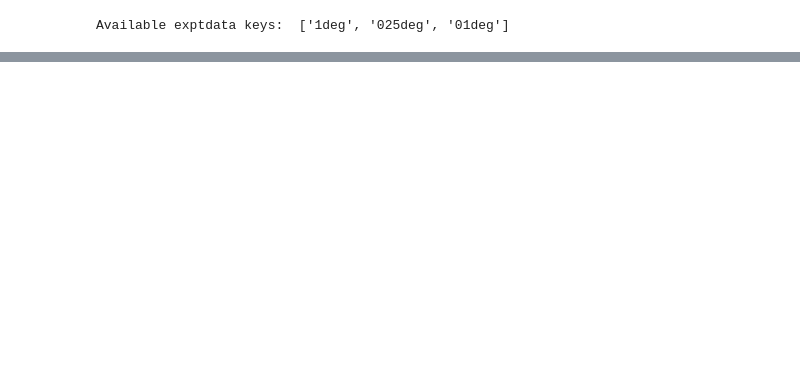
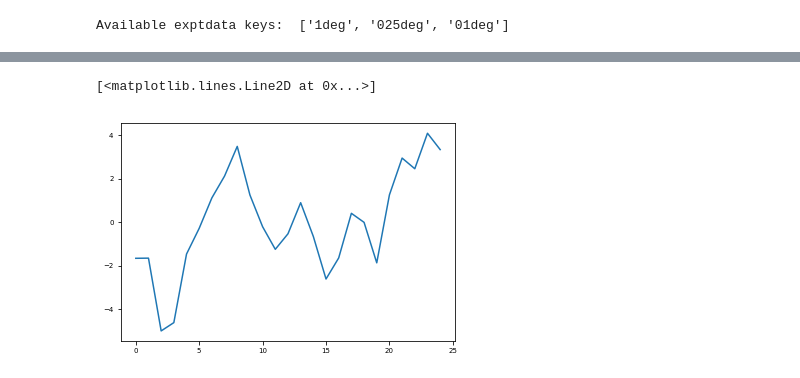
Before and after one commit to ERDuran/wombat_jra-iaf_mom025, a Jupyter notebook: p01_SST_SSH.ipynb, the cells around one changed output, grey strips where cells are left out. Cells and saved outputs as stored; diff of their text form; code cells hidden in the pictures; blank space fills up the shorter version.

```diff
--- a/p01_SST_SSH.ipynb
+++ b/p01_SST_SSH.ipynb
@@ -859,0 +1091,4 @@ plt.savefig(figures_path + '/' + script_name + '/' + script_name[0:3] \
+# %%
+a = stats.linregress(GSLA.year, GSLA.mean('lat').mean('lon'))
+
+a
@@ -859,0 +1126,5 @@ plt.savefig(figures_path + '/' + script_name + '/' + script_name[0:3] \
+# %%
+plt.plot(GSLA_anom_TS - (GSLA.year*a[0] + a[1] -3.5))
+# %% [output]
+[<matplotlib.lines.Line2D at 0x...>]
+[figure, added]
```
Also changed, not shown: parts of 16 cells of this notebook, 1 other file.
